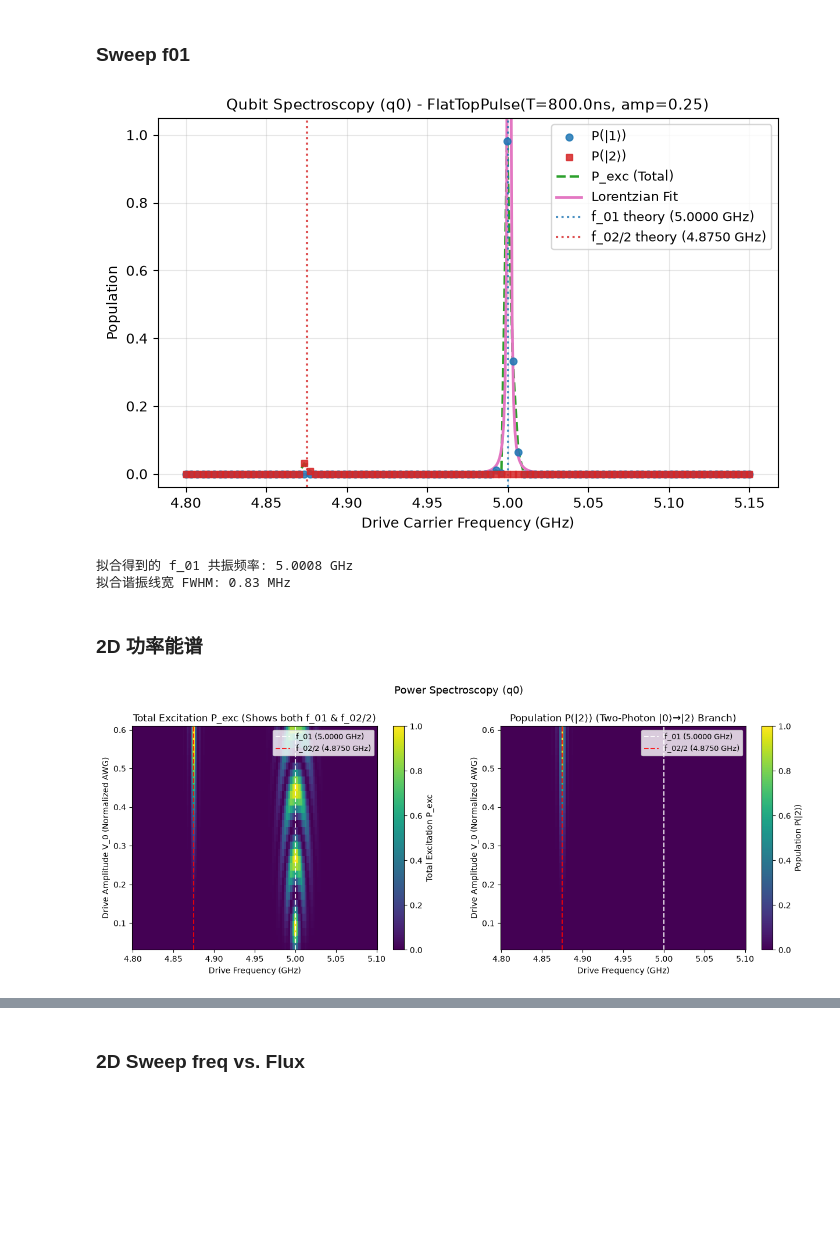
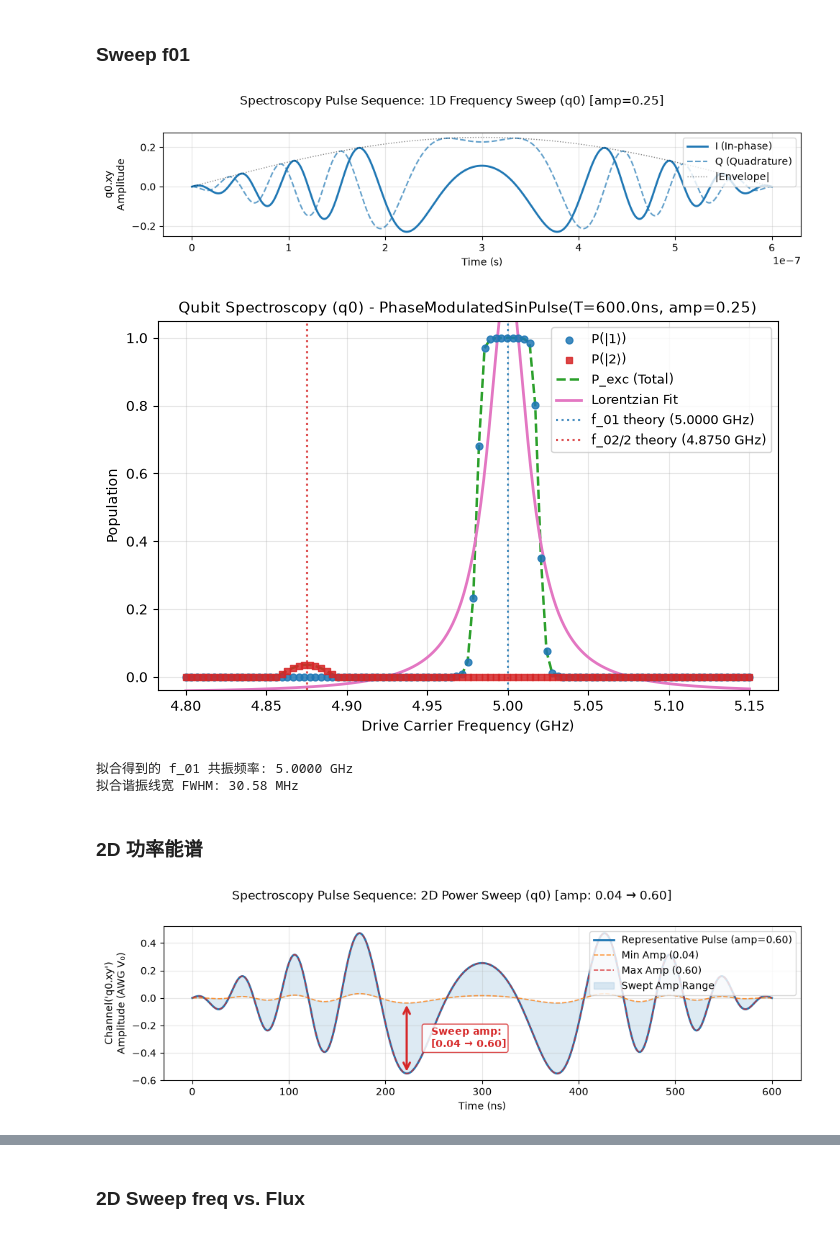
Before and after one commit to quantum-panda-a/SQPulse, a Jupyter notebook: examples/demo.ipynb, the cells around one changed output, grey strips where cells are left out. Cells and saved outputs as stored; diff of their text form; code cells hidden in the pictures; blank space fills up the shorter version.

```diff
--- a/examples/demo.ipynb
+++ b/examples/demo.ipynb
@@ -270,31 +270,26 @@ plt.show()
 # %% [markdown]
 ### Sweep f01
 # %%
-# 1. 初始化 Transmon（4 能级，f_q=5.0 GHz, alpha=-250 MHz）
+# 1. 初始化 Transmon
 q = Transmon("q0", f_q=5.0e9, alpha=-250.0e6, omega_d=50e6, levels=4)
 
-# 2. 1D 频率扫描：传入标量 amps=0.08，自动执行 1D 扫频与 Lorentzian 峰拟合
+# 2. 1D 频率扫描
 freqs_1d = np.linspace(4.8e9, 5.15e9, 101)
-res_1d = QubitSpectroscopyExperiment.run(
+exp_1d = Spectroscopy.set(
     transmon=q,
     freqs=freqs_1d,
     amps=0.25,
-    pulse_type=FlatTopPulse,
-    # pulse_type=PhaseModulatedSinPulse,
-    # omega_0=50e6,
-    duration=800e-9,
+    # pulse_type=FlatTopPulse,
+    # pulse_type=SquarePulse,
+    pulse_type=PhaseModulatedSinPulse,
+    omega_0=20e6,
+    duration=600e-9,
     dt=1e-9,
     fit=True,
 )
 
-# 3. 统一 plot()：展示 1D 能谱响应曲线、拟合曲线与理论跃迁线
-res_1d.plot()
+# 运行前查看波形时序
+exp_1d.plot_sequence()
 plt.show()
-
-print(f"拟合得到的 f_01 共振频率: {res_1d.f01 / 1e9:.4f} GHz")
-if res_1d.fwhm_01 is not None:
-    print(f"拟合谐振线宽 FWHM: {res_1d.fwhm_01 / 1e6:.2f} MHz")
 # %% [output]
-[figure, old version]
+[figure, new version]
-拟合得到的 f_01 共振频率: 5.0008 GHz
-拟合谐振线宽 FWHM: 0.83 MHz
@@ -301,21 +299,36 @@ if res_1d.fwhm_01 is not None:
+# %%
+
+# 3. 统一 plot()：展示 1D 能谱响应曲线、拟合曲线与理论跃迁线
+res_1d.plot()
+plt.show()
+
+print(f"拟合得到的 f_01 共振频率: {res_1d.f01 / 1e9:.4f} GHz")
+if res_1d.fwhm_01 is not None:
+    print(f"拟合谐振线宽 FWHM: {res_1d.fwhm_01 / 1e6:.2f} MHz")
+# %% [output]
+[figure, added]
+拟合得到的 f_01 共振频率: 5.0000 GHz
+拟合谐振线宽 FWHM: 30.58 MHz
 # %% [markdown]
 ### 2D 功率能谱
 # %%
-# 2D 功率能谱：amps 传入数组，自动判断为 2D 并执行幅度 vs 频率联合扫描
+# 2D 功率能谱
 freqs_2d = np.linspace(4.8e9, 5.1e9, 121)
 amps_2d = np.linspace(0.04, 0.6, 31)
 
-pwr_res = QubitSpectroscopyExperiment.run(
+exp_pwr = Spectroscopy.set(
     transmon=q,
     freqs=freqs_2d,
     amps=amps_2d,
-    pulse_type=FlatTopPulse,
-    duration=150e-9,
+    # pulse_type=FlatTopPulse,
+    pulse_type=PhaseModulatedSinPulse,
+    omega_0=20e6,
+    duration=600e-9,
     dt=1e-9,
 )
 
-# 统一 plot()：自动识别扫描物理量为驱动幅度，并排展示总激发态与双光子 |0> -> |2> 分支
-pwr_res.plot(observable="both")
+# 运行前查看 2D 功率扫描脉冲序列（带幅度范围指示箭头）
+exp_pwr.plot_sequence()
 plt.show()
 # %% [output]
-[figure, old version]
+[figure, new version]
```
Also changed, not shown: parts of 9 cells of this notebook, 6 other files.
